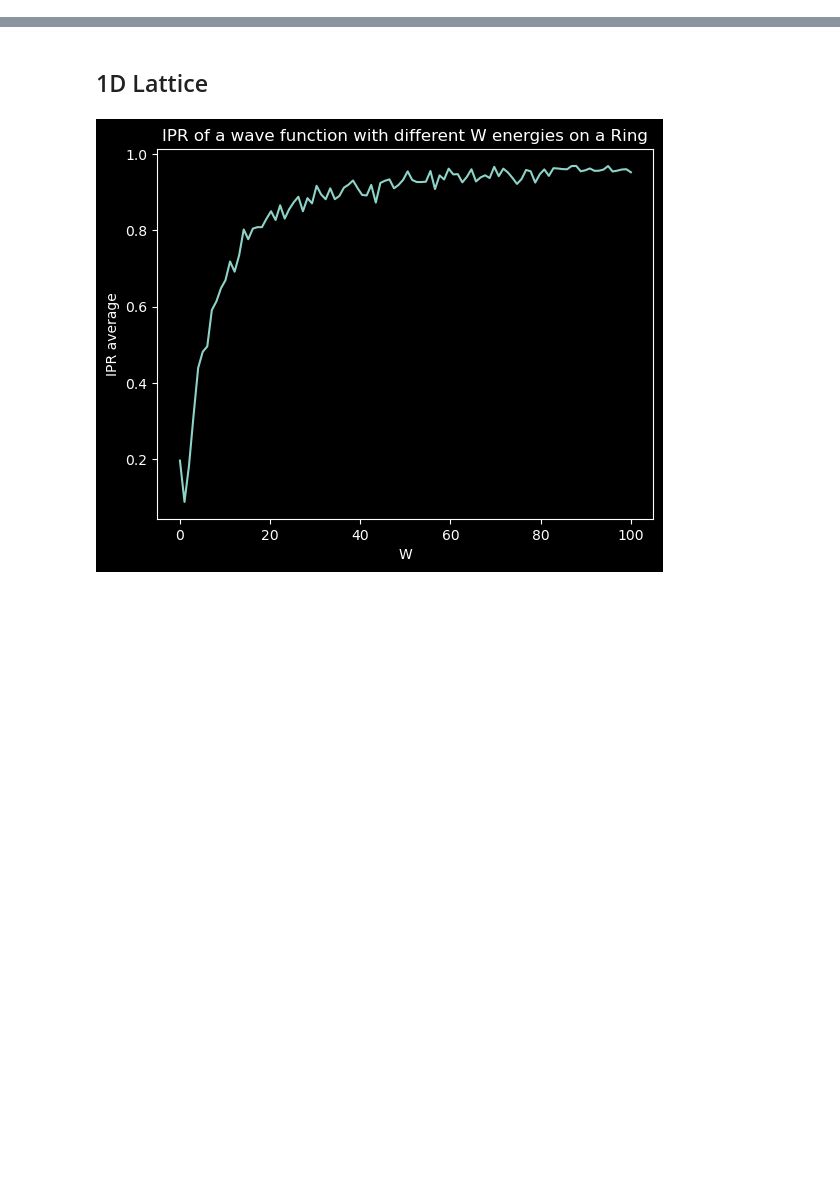
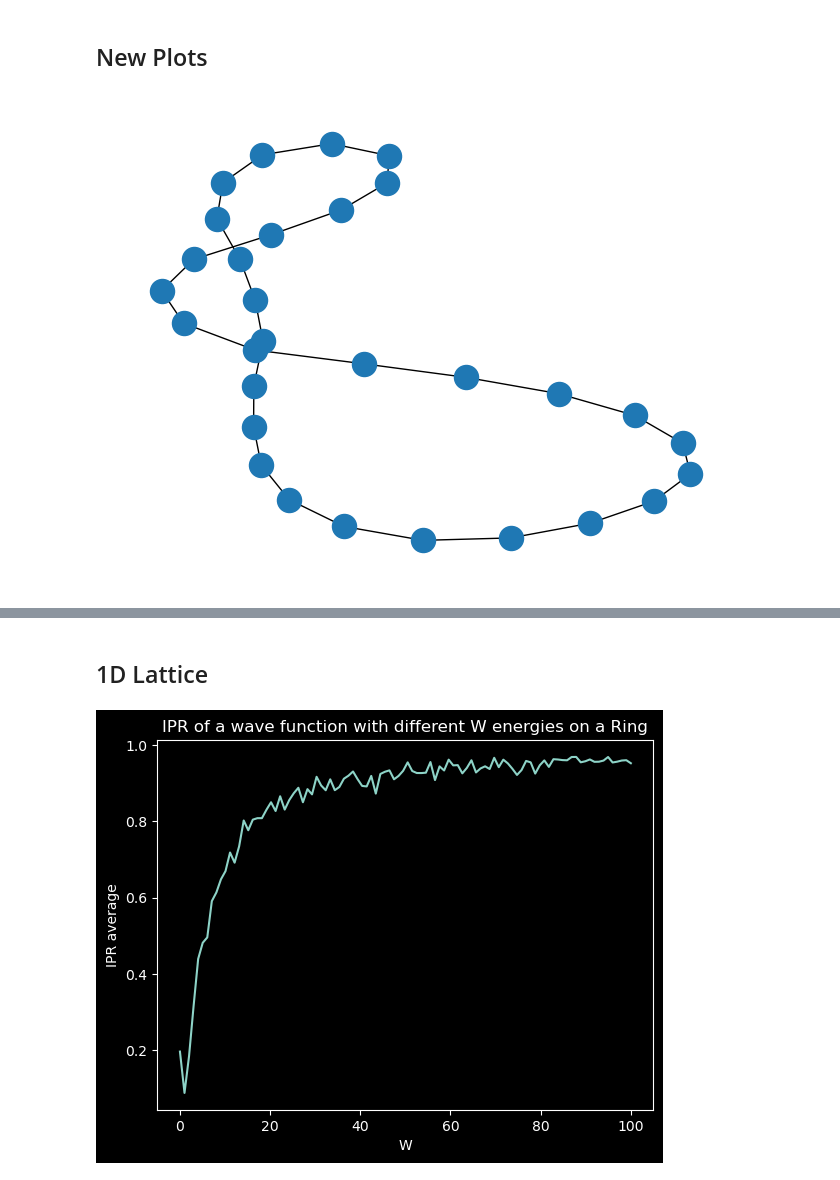
Before and after one commit to ravikoka/qgraph, a Jupyter notebook: plot_ipr.ipynb, the cells around one changed output, grey strips where cells are left out. Drawn from its saved outputs; the diff is of its cells as text; code cells hidden in the pictures; blank space fills up the shorter version.

Commit message:
ipr plots working

```diff
--- a/plot_ipr.ipynb
+++ b/plot_ipr.ipynb
@@ -12,2 +19,11 @@ from classes.RandomGraph import RandomGraph
 # %%
 plt.style.use('dark_background')
+# %% [markdown]
+## New Plots
+# %%
+ring = nx.grid_graph(dim=[30], periodic=True)
+nx.draw(ring)
+
+# anderson_ring = AndersonGraph(graph=ring, psi_0=psi_0, eps_range=[-1, 1], t_hop=1)
+# %% [output]
+[figure, added]
```
Also changed, not shown: parts of 6 cells of this notebook, 4 other files.
